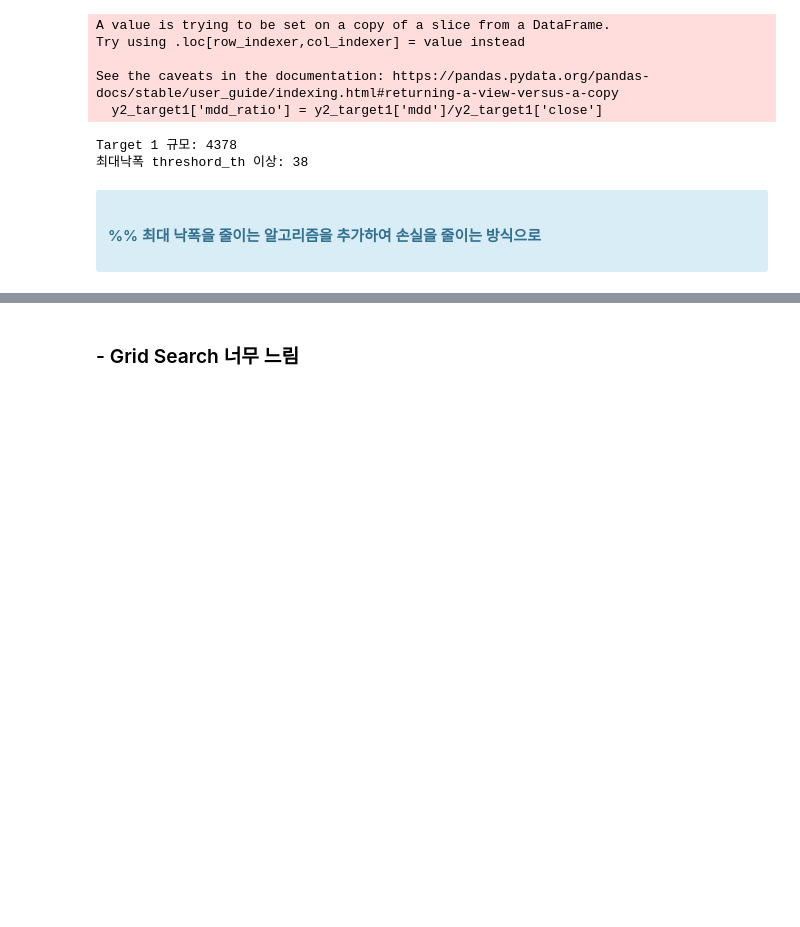
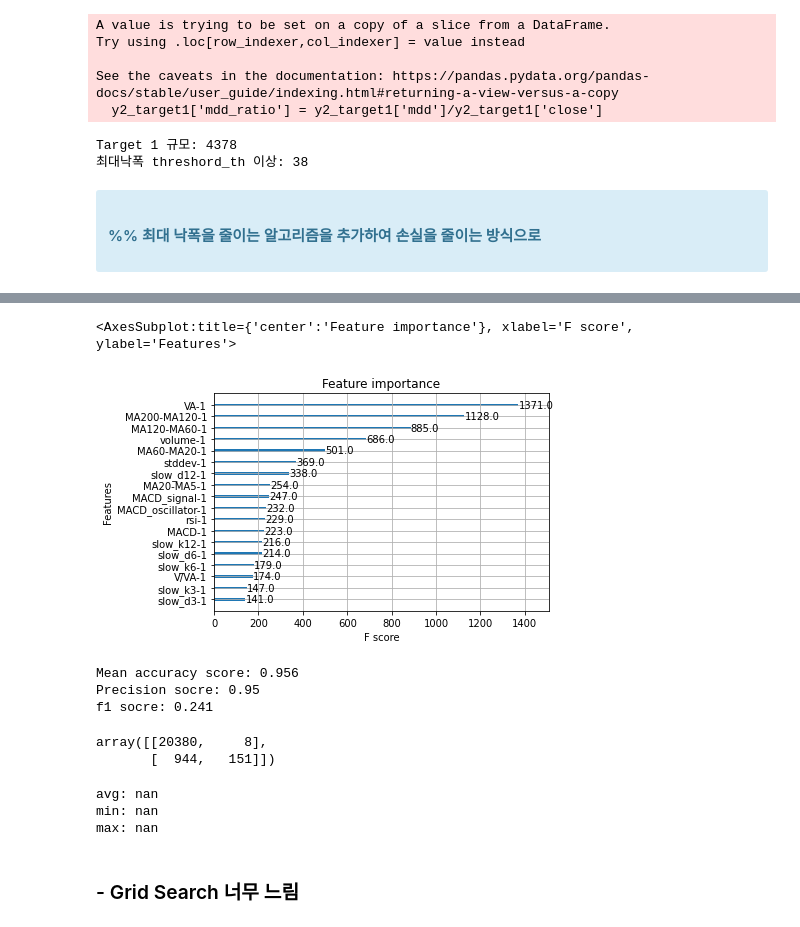
Before and after one commit to iamhyeonje/investing, a Jupyter notebook: coin.ipynb, the cells around one changed output, grey strips where cells are left out. Cells and saved outputs as stored; diff of their text form; code cells hidden in the pictures; blank space fills up the shorter version.

Commit message:
Add precision score (Reduce FP)

```diff
--- a/coin.ipynb
+++ b/coin.ipynb
@@ -441,0 +445,6 @@ Target 1 규모: 4378
+# %%
+import xgboost
+
+xgb_model = xgboost.XGBRegressor(n_estimators=100, learning_rate=0.08, gamma=0, subsample=0.75,
+                           colsample_bytree=1, max_depth=7)
+xgb_model.fit(X_train, y_train)
@@ -442,3 +461,39 @@ Target 1 규모: 4378
+# %%
+xgboost.plot_importance(xgb_model)
+# %% [output]
+<AxesSubplot:title={'center':'Feature importance'}, xlabel='F score', ylabel='Features'>
+[figure, added]
+# %%
+predicted = xgb_model.predict(X_test)
+round_predicted = [round(value) for value in predicted]
+accuracy = accuracy_score(y_test, round_predicted)
+precision = precision_score(y_test, round_predicted, pos_label=1)
+f1_sco = f1_score(y_test, round_predicted, pos_label=1)
+
+
+print(f'Mean accuracy score: {accuracy:.3}')
+print(f'Precision socre: {precision:.3}')
+print(f'f1 socre: {f1_sco:.3}')
+# %% [output]
+Mean accuracy score: 0.956
+Precision socre: 0.95
+f1 socre: 0.241
+# %%
+# plot_confusion_matrix(xgb_model, y_test, round_predicted)
+confusion_matrix(y_test, round_predicted)
+# %% [output]
+array([[20380,     8],
+       [  944,   151]])
+# %%
+# 실패시 손실 계산
+xgb_loss2 = y2.loc[y_test[(y_test!=round_predicted) & (round_predicted==1)].index]
+print('avg: {}'.format((xgb_loss2['close_t+{}'.format(max_window)] - xgb_loss2['close']).mean()))
+print('min: {}'.format((xgb_loss2['close_t+{}'.format(max_window)] - xgb_loss2['close']).min()))
+print('max: {}'.format((xgb_loss2['close_t+{}'.format(max_window)] - xgb_loss2['close']).max()))
+# %% [output]
+avg: nan
+min: nan
+max: nan
 # %% [markdown]
 ### - Grid Search 너무 느림
 # %%
```
Also changed, not shown: parts of 15 cells of this notebook.
